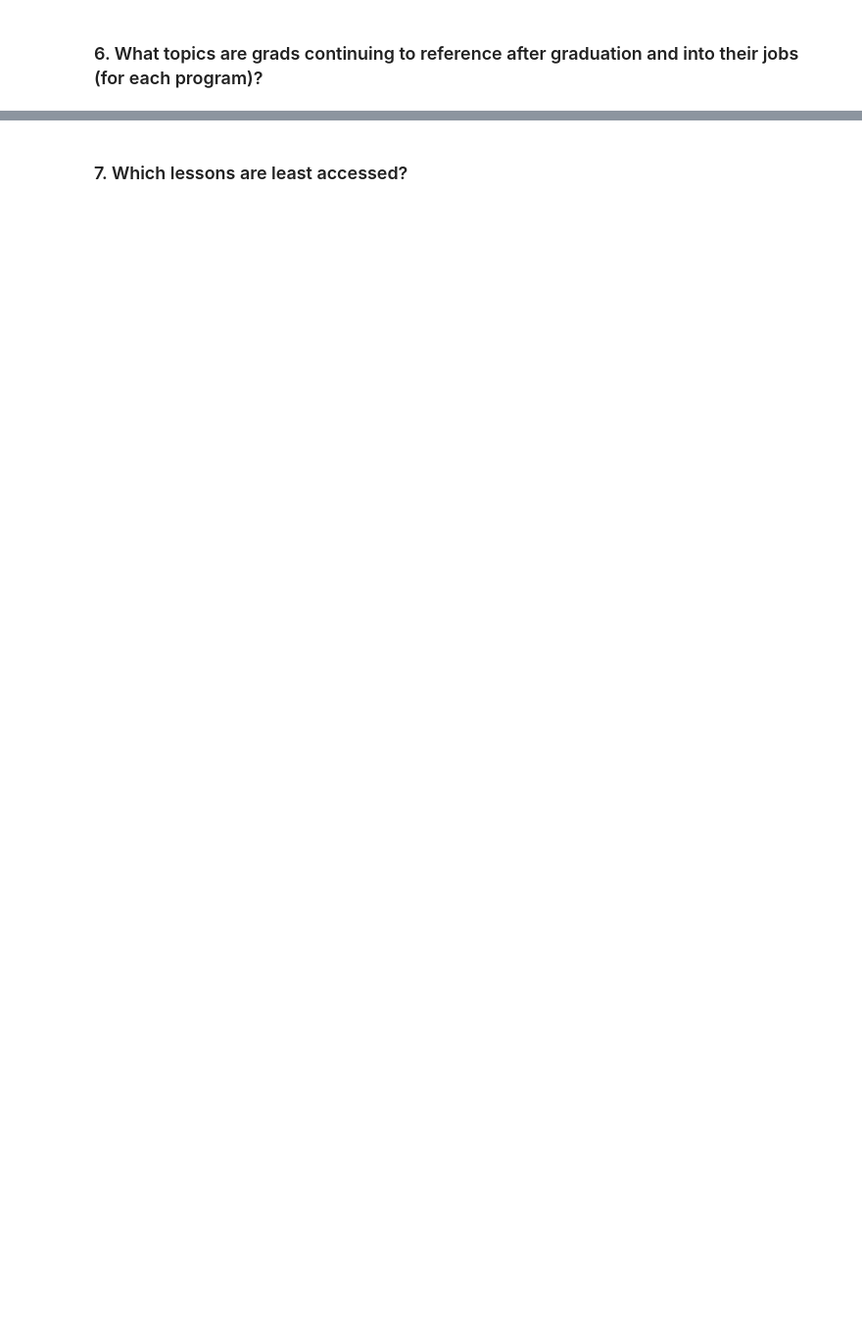
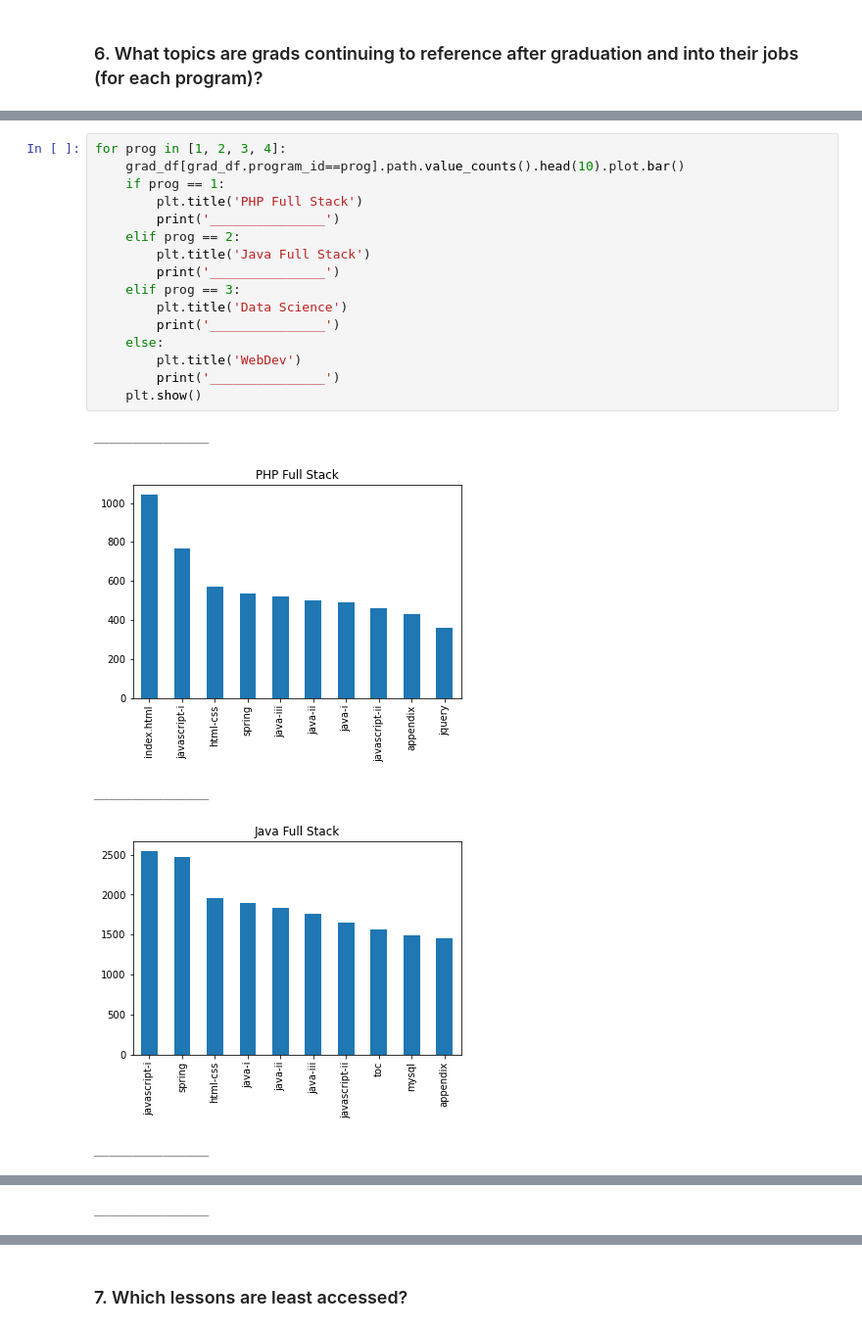
Before and after one commit to Jason-Tellez/anomaly_det_project, a Jupyter notebook: Initial_nb.ipynb, the cells around one changed output, grey strips where cells are left out. Shown at 98% size. Cells and saved outputs as stored; diff of their text form; blank space fills up the shorter version.

```diff
--- a/Untitled.ipynb
+++ b/Initial_nb.ipynb
@@ -760,0 +769,22 @@ active_df.head()
+# %%
+for prog in [1, 2, 3, 4]:
+    grad_df[grad_df.program_id==prog].path.value_counts().head(10).plot.bar()
+    if prog == 1:
+        plt.title('PHP Full Stack')
+        print('_______________')
+    elif prog == 2:
+        plt.title('Java Full Stack')
+        print('_______________')
+    elif prog == 3:
+        plt.title('Data Science')
+        print('_______________')
+    else:
+        plt.title('WebDev')
+        print('_______________')
+    plt.show()
+# %% [output]
+_______________
+[figure, added]
+_______________
+[figure, added]
+_______________
@@ -760,0 +792 @@ active_df.head()
+_______________
```
Also changed, not shown: parts of 31 cells of this notebook, 2 other files.
